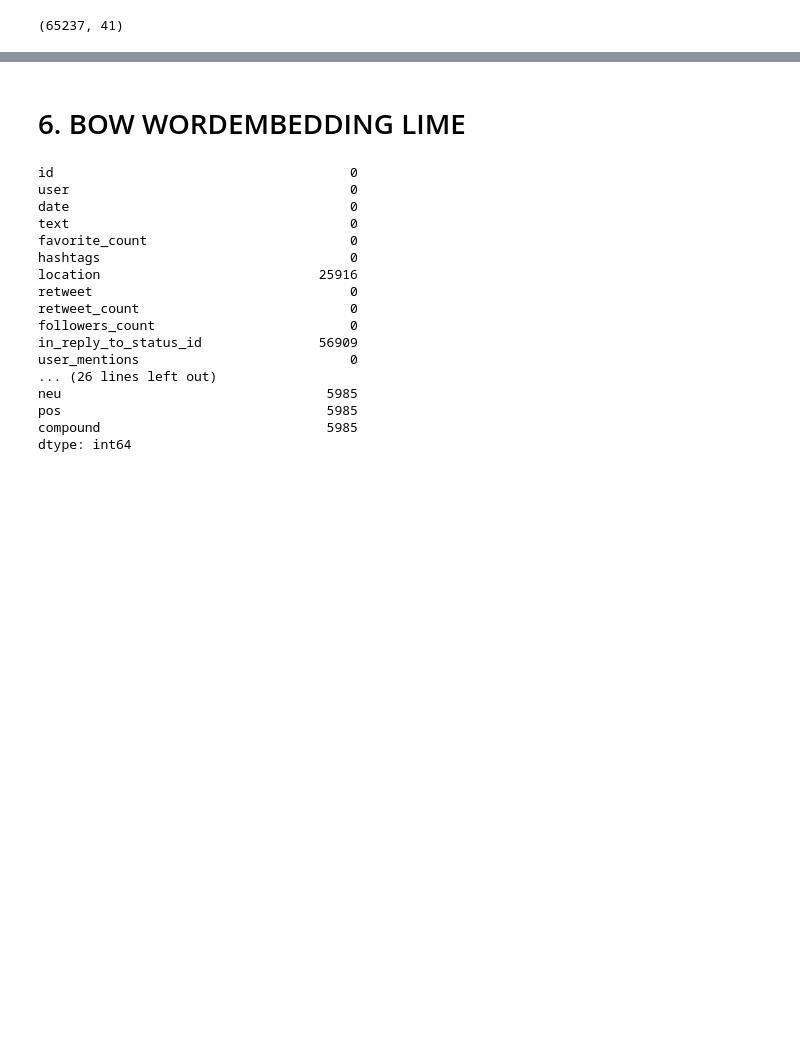
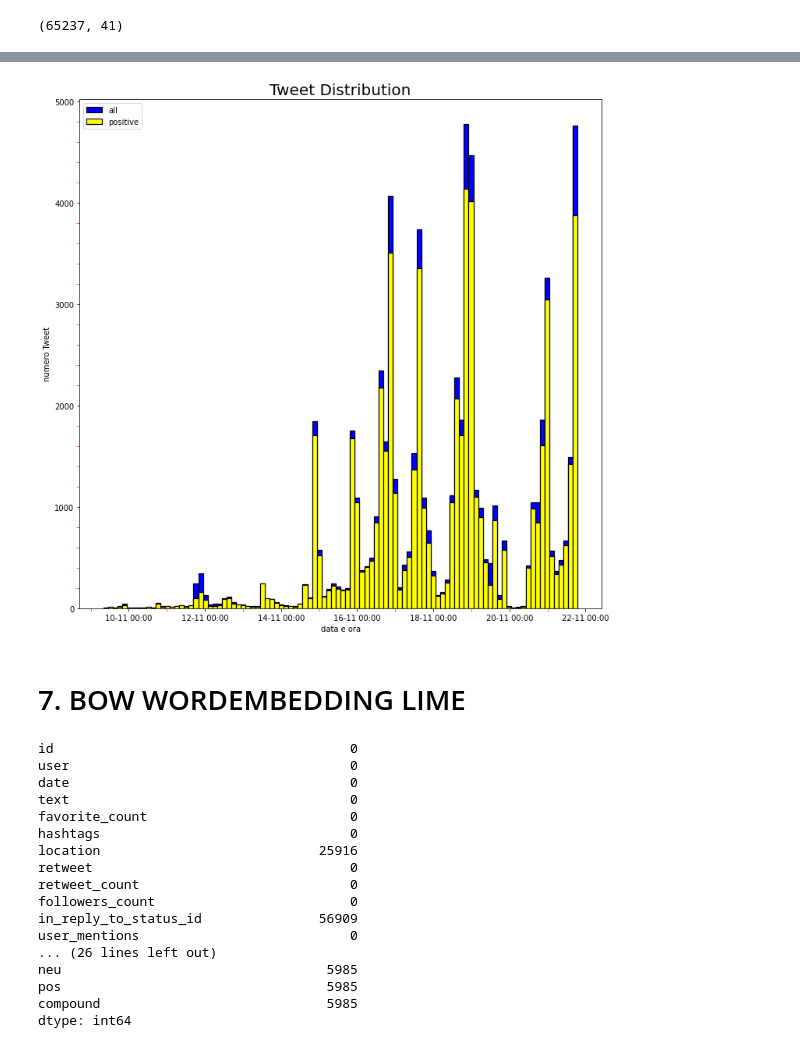
Before and after one commit to AScarcella3/TextMiningProject, a Jupyter notebook: main.ipynb, the cells around one changed output, grey strips where cells are left out. Saved outputs shown, nothing was run; the diff lists cells and outputs as text; code cells hidden in the pictures; blank space fills up the shorter version.

```diff
--- a/main.ipynb
+++ b/main.ipynb
@@ -942,0 +980,7 @@ prot_new_dataset.head(1)
+# %%
+df=df.drop(['Unnamed: 0.1', 'Unnamed: 0'], axis=1)
+# %%
+df['predicted'] = df['compound'].apply(lambda c: '1' if c >=0 else '0')
+df.head()
+# %%
+df=df.sort_values("date_norm")
@@ -942,0 +1073,53 @@ prot_new_dataset.head(1)
+# %%
+df_p = df[df['prediction_reliable']==True]
+# %%
+import matplotlib
+import matplotlib.pyplot as plt
+import matplotlib.dates as mdates
+from datetime import datetime
+from matplotlib.ticker import MultipleLocator
+import matplotlib.ticker as ticker
+import numpy as np
+import matplotlib.pyplot as plt
+import matplotlib.dates as mdates
+import matplotlib.cbook as cbook
+from dateutil import tz
+days=mdates.DayLocator() # every day
+hours=mdates.HourLocator()
+datetimes= pd.to_datetime(df['date_norm'], format="%Y-%m-%d %H:%M:%S")
+dates = mdates.date2num(datetimes)
+datetimes_p= pd.to_datetime(df_p['date_norm'], format="%Y-%m-%d %H:%M:%S")
+dates_p = mdates.date2num(datetimes_p)
+# Create figure and plot space
+fig, ax = plt.subplots(figsize=(12, 12))
+n, bins, patches =ax.hist(dates, bins=100, color='blue', edgecolor='black', linewidth=1.2, label='all')
+ax.hist(dates_p, bins=bins, color='yellow', edgecolor='black', linewidth=1.2, label='positive')
+bin_max = np.where(n == n.max())
+maxbins = mdates.num2date(bins[bin_max][0])
+max_date_time = maxbins.strftime("%d/%m/%Y, %H:%M:%S")
+print('maxbin', max_date_time)
+order = np.argsort(n)[::-1]#
+print("4 highest bins:", n[order][:4])
+print("  their ranges:", [ (bins[i], bins[i+1])   for i in order[:4]])
+ranges=[((mdates.num2date(bins[i])).strftime("%d/%m/%Y, %H:%M:%S"), (mdates.num2date(bins[i+1])).strftime("%d/%m/%Y, %H:%M:%S"))   for i in order[:4]]
+prova = mdates.num2date(bins[bin_max][0])
+date_time = prova.strftime("%d/%m/%Y, %H:%M:%S")
+print("date and time:",date_time)
+plt.gca().set(ylabel = 'numero Tweet',xlabel = 'data e ora')
+#plt.grid()
+# remove the minor xtick labels set by pandas.plot
+#ax2.set_xticklabels([], minor = True)
+# turn the minor ticks created by pandas.plot off
+plt.minorticks_on()
+# Define the date format
+date_form = mdates.DateFormatter("%d-%m %H:%M")
+ax.xaxis.set_major_formatter(date_form)
+#ax.xaxis.set_minor_formatter(date_form)
+ax.xaxis.set_minor_locator(days)
+#ax.xaxis.set_minor_locator(hours)
+ax.tick_params(which='minor', length=4, color='r')
+plt.title('Tweet Distribution', fontsize=20)
+#ax.legend(loc='upper left')
+plt.legend(loc='upper left')
+plt.show()
+# %% [output]
@@ -943,5 +1130,6 @@ prot_new_dataset.head(1)
+[figure, added]
 # %% [markdown]
-# 6. BOW WORDEMBEDDING LIME
+# 7. BOW WORDEMBEDDING LIME
 # %%
 filepath = st_tone_root_dir + 'new_dataset.csv'
 df_open = pd.read_csv(filepath)
```
Also changed, not shown: parts of 17 cells of this notebook.
